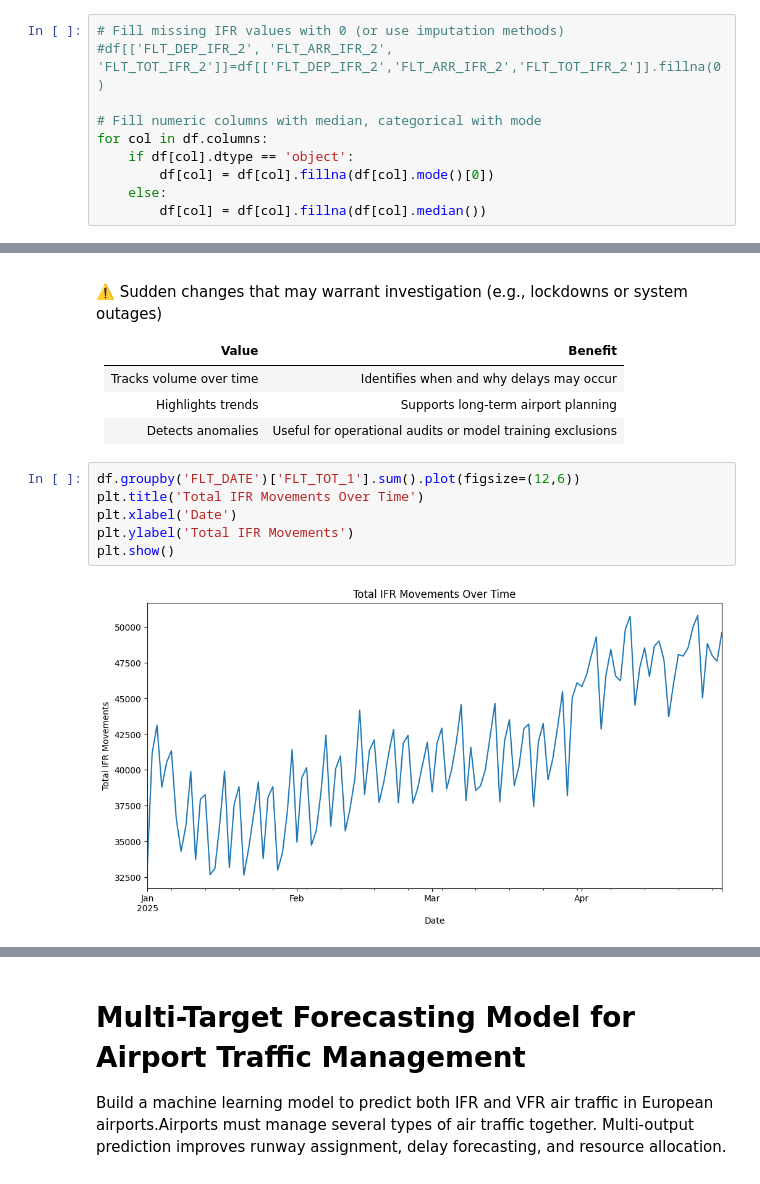
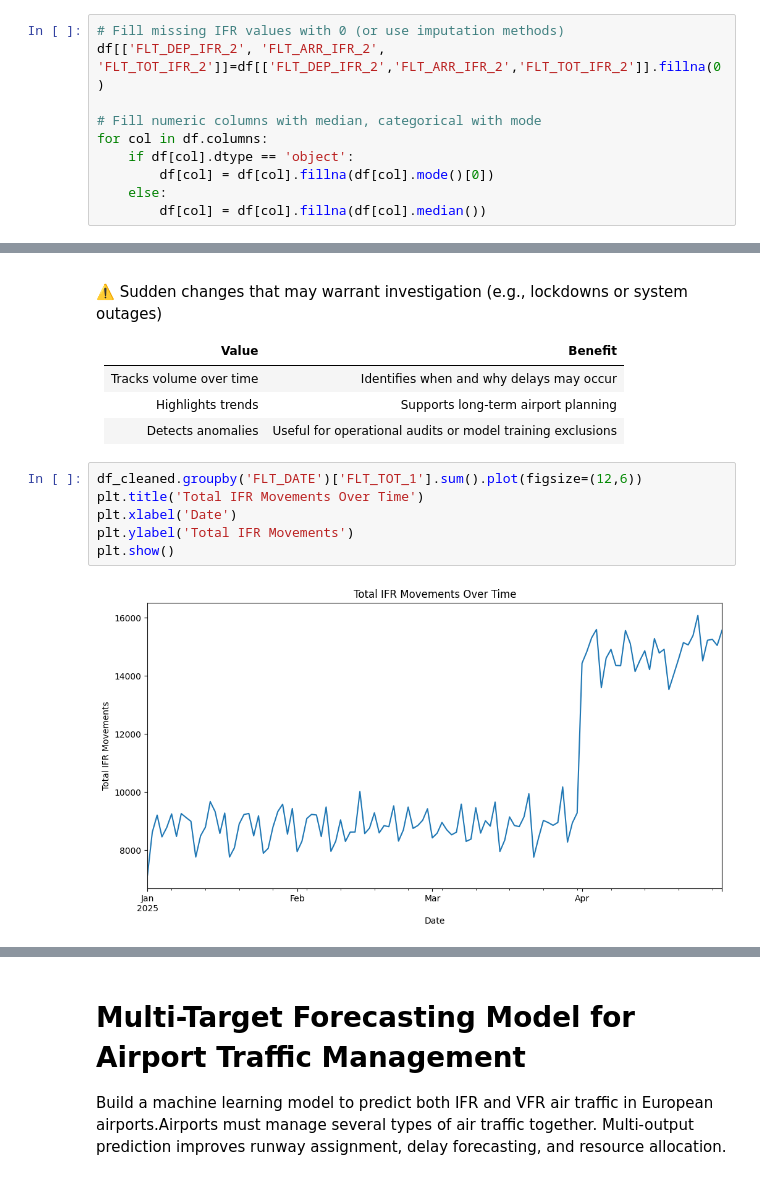
Before and after one commit to ROSEVARGHESE95/Airport-traffic-analysis-2025, a Jupyter notebook: AIRPORT1.ipynb, the cells around one changed output, grey strips where cells are left out. Cells and saved outputs as stored; diff of their text form.

```diff
--- a/AIRPORT1.ipynb
+++ b/AIRPORT1.ipynb
@@ -221,7 +224,7 @@ dtype: int64
 Fills missing values (numeric → median, categorical → mode)
 # %%
 # Fill missing IFR values with 0 (or use imputation methods)
-#df[['FLT_DEP_IFR_2', 'FLT_ARR_IFR_2', 'FLT_TOT_IFR_2']]=df[['FLT_DEP_IFR_2','FLT_ARR_IFR_2','FLT_TOT_IFR_2']].fillna(0)
+df[['FLT_DEP_IFR_2', 'FLT_ARR_IFR_2', 'FLT_TOT_IFR_2']]=df[['FLT_DEP_IFR_2','FLT_ARR_IFR_2','FLT_TOT_IFR_2']].fillna(0)
 
 # Fill numeric columns with median, categorical with mode
 for col in df.columns:
@@ -501,11 +524,11 @@ To visualize how total IFR flights (FLT_TOT_1) change day-by-day over time. This
 | Highlights trends       | Supports long-term airport planning                        |
 | Detects anomalies       | Useful for operational audits or model training exclusions |
 # %%
-df.groupby('FLT_DATE')['FLT_TOT_1'].sum().plot(figsize=(12,6))
+df_cleaned.groupby('FLT_DATE')['FLT_TOT_1'].sum().plot(figsize=(12,6))
 plt.title('Total IFR Movements Over Time')
 plt.xlabel('Date')
 plt.ylabel('Total IFR Movements')
 plt.show()
 # %% [output]
-[figure, old version]
+[figure, new version]
 # %%
```
Also changed, not shown: parts of 22 cells of this notebook.
